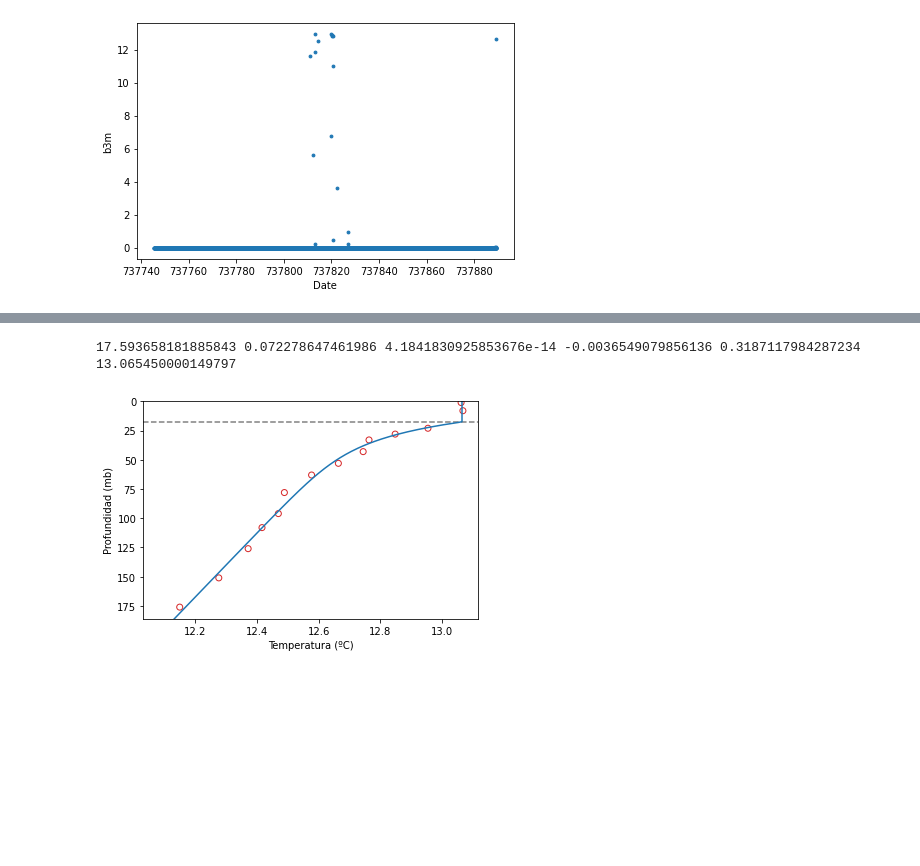
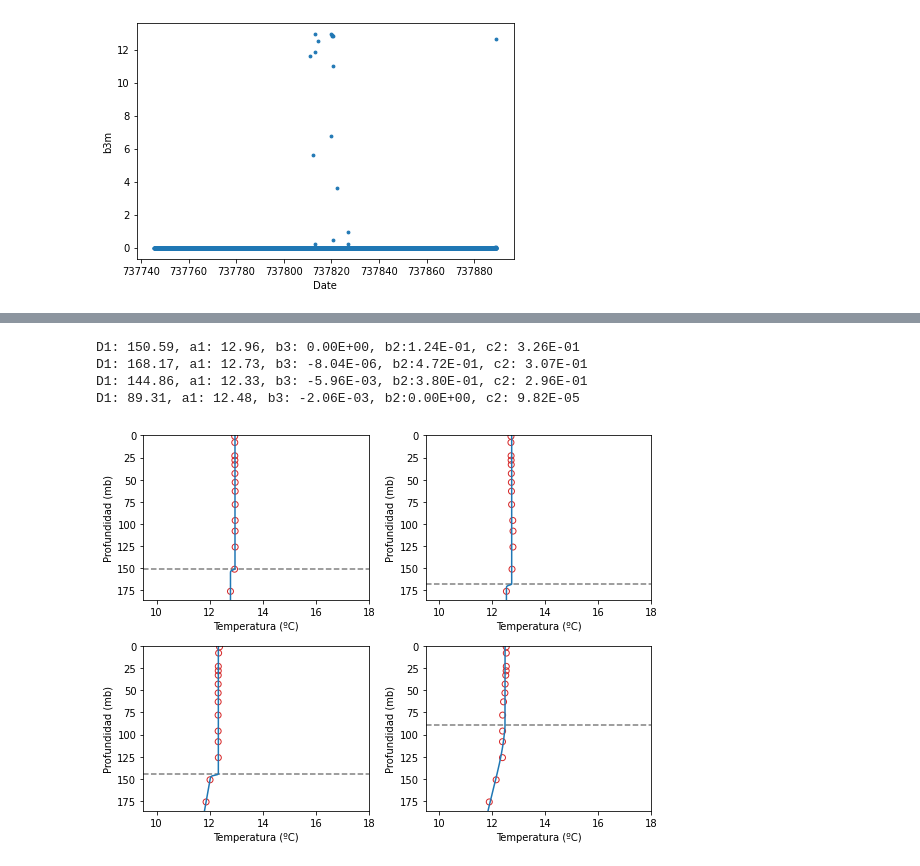
Before and after one commit to notxineru/TFG, a Jupyter notebook: process/Analysis.ipynb, the cells around one changed output, grey strips where cells are left out. Cells and saved outputs as stored; diff of their text form; code cells hidden in the pictures; blank space fills up the shorter version.

```diff
--- a/process/Analysis.ipynb
+++ b/process/Analysis.ipynb
@@ -13,5 +12,3 @@ import pandas as pd
 from analysis_functions import *
 # %%
 tems, pres, df_fit = import_data('Time_Series_Abril')
-# %%
-plot_profile_fit(df_fit, tems, pres, 2000) # representación del ajuste y perfil número 2000 de la serie
@@ -72,2 +81,0 @@ Sin conocer la extension temporal de la serie de datos, pero sabiendo que los ú
-# %%
-plot_profile_fit(df_fit, tems, pres, 2470000) #
@@ -77,6 +90,9 @@ plot_profile_fit(df_fit, tems, pres, 2470000) #
 # %%
-plot_profile_fit(df_fit, tems, pres, 2380000)
+plot_multiple_profiles(df_fit, tems, pres, [1280000, 1340000, 1400000, 1600000]) # perfiles y ajustes en invierno
 # %% [output]
-17.593658181885843 0.072278647461986 4.1841830925853676e-14 -0.0036549079856136 0.3187117984287234 13.065450000149797
+D1: 150.59, a1: 12.96, b3: 0.00E+00, b2:1.24E-01, c2: 3.26E-01
+D1: 168.17, a1: 12.73, b3: -8.04E-06, b2:4.72E-01, c2: 3.07E-01
+D1: 144.86, a1: 12.33, b3: -5.96E-03, b2:3.80E-01, c2: 2.96E-01
+D1: 89.31, a1: 12.48, b3: -2.06E-03, b2:0.00E+00, c2: 9.82E-05
-[figure, old version]
+[figure, new version]
 # %%
```
Also changed, not shown: parts of 19 cells of this notebook, 2 other files.
